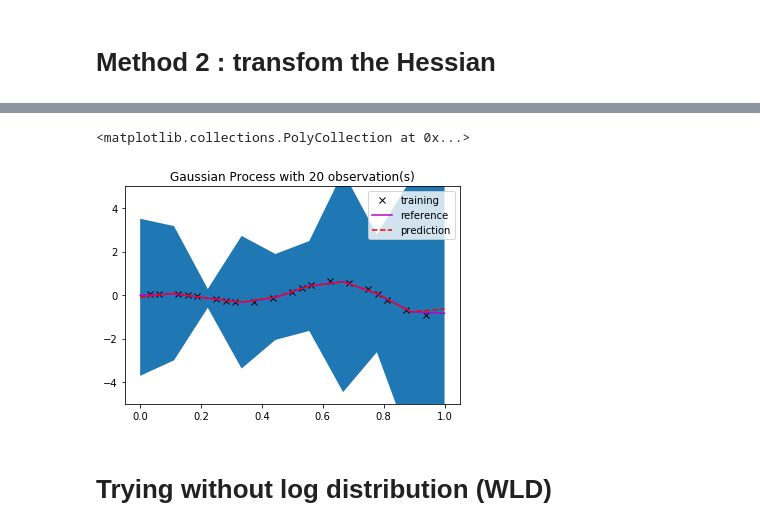
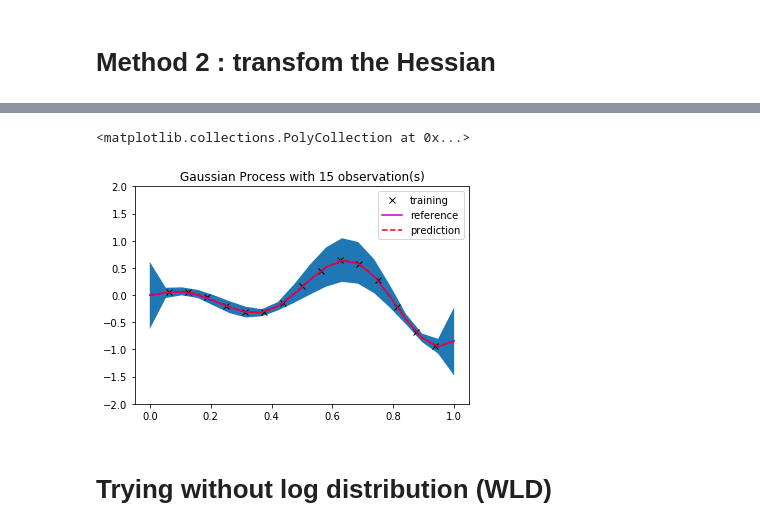
Before and after one commit to redmod-team/profit, a Jupyter notebook: doc/gp_custom.ipynb, the cells around one changed output, grey strips where cells are left out. Drawn from its saved outputs; the diff is of its cells as text; code cells hidden in the pictures.

```diff
--- a/doc/gp_custom.ipynb
+++ b/doc/gp_custom.ipynb
@@ -15,21 +16,21 @@ def build_K(xa, xb, hyp, K):
 
 noise_train = 0.01
 
-ntrain = 20
+ntrain = 15
 xtrain = halton(1, ntrain)
 ftrain = f(xtrain)
 np.random.seed(0)
 ytrain = ftrain + noise_train*np.random.randn(ntrain, 1)
 # %%
 # GP regression with fixed kernel hyperparameters
-hyp = [0.5, 1e-6]  # l and sig_noise**2
+hyp = [0.1, 1e-3]  # l and sig_noise**2
 
 K = np.empty((ntrain, ntrain))   # train-train
 build_K(xtrain, xtrain, hyp, K)  # writes inside K
 Ky = K + hyp[-1]*np.eye(ntrain)
 Kyinv = invert(Ky, 4, 1e-6)       # using gp_functions.invert
 
-ntest = 10
+ntest = 20
 xtest = np.linspace(0, 1, ntest)
 ftest = f(xtest)
 
@@ -300,19 +287,2 @@ dmT_dot_sigma 0  :  [[ -9489.15327069 -16247.52263642]]
 # %% [markdown]
 # Method 2 : transfom the Hessian
-# %%
-# Step 1 : invert the res.hess_inv to get H_tilde
-
-H_tilde = invert(hess_inv)
-new_hyp = hyp # new_hyp = Initial Hyp
-#new_hyp = [10**res.x[0], 10**res.x[1]]
-# Step 2 Get H
-
-
-H = np.empty((len(H_tilde), len(H_tilde)))
-for i in np.arange(len(H_tilde)):
-    for j in np.arange(len(H_tilde)):
-        H[i,j] = (1/np.log(10)**2) * H_tilde[i,j]/(new_hyp[i]*new_hyp[j])
-
-# Step 3 get Sigma
-H_inv = invert(H)
-sigma_m = H_inv
@@ -421,0 +289,10 @@ dm.t 2  :  [[ 5.21937486e+00 -7.57721168e+03]]
+# %%
+import time
+
+tac = time.time()
+marginal_variance = get_marginal_variance(hess_inv, new_hyp, ntrain, ntest, xtrain, xtest,
+                                          Kyinv, ytrain, varf,True)
+tuc = time.time()
+
+log_time = tuc - tac
+print(log_time, " second\n-> ", log_time * 1000, " ms")
@@ -422,20 +317,20 @@ dm.t 2  :  [[ 5.21937486e+00 -7.57721168e+03]]
 # %%
 
 plt.plot(xtrain, ytrain, 'kx')
 plt.plot(xtest, ftest, 'm-')
 plt.plot(xtest, fmean, 'r--')
 axes = plt.gca()
-axes.set_ylim([-5, 5])
+axes.set_ylim([-2, 2])
 plt.title('Gaussian Process with '+ str(ntrain) + ' observation(s)')
 plt.legend(('training', 'reference', 'prediction'))
 
 
 
 plt.fill_between(xtest, # x
-                 (fmean.flatten() + 2 * np.sqrt(V_tild.flatten())), # y1
-                 (fmean.flatten() - 2 * np.sqrt(V_tild.flatten()))) # y2
+                 (fmean.flatten() + 2 * np.sqrt(marginal_variance.flatten())), # y1
+                 (fmean.flatten() - 2 * np.sqrt(marginal_variance.flatten()))) # y2
 # %% [output]
 <matplotlib.collections.PolyCollection at 0x...>
-[figure, old version]
+[figure, new version]
 # %% [markdown]
 # Trying without log distribution (WLD)
```
Also changed, not shown: parts of 21 cells of this notebook, 3 other files.
